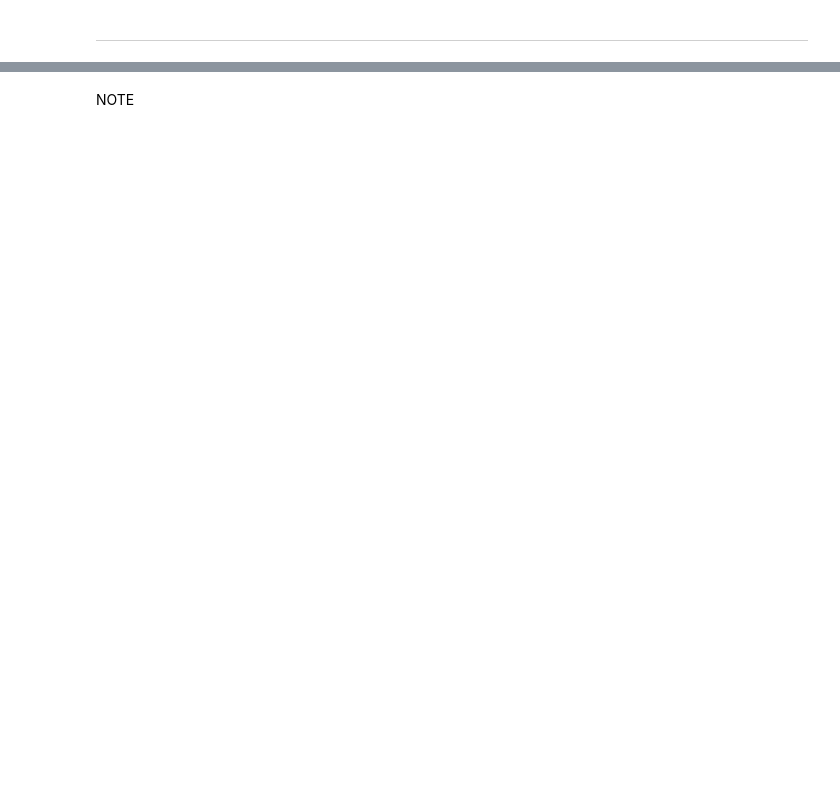
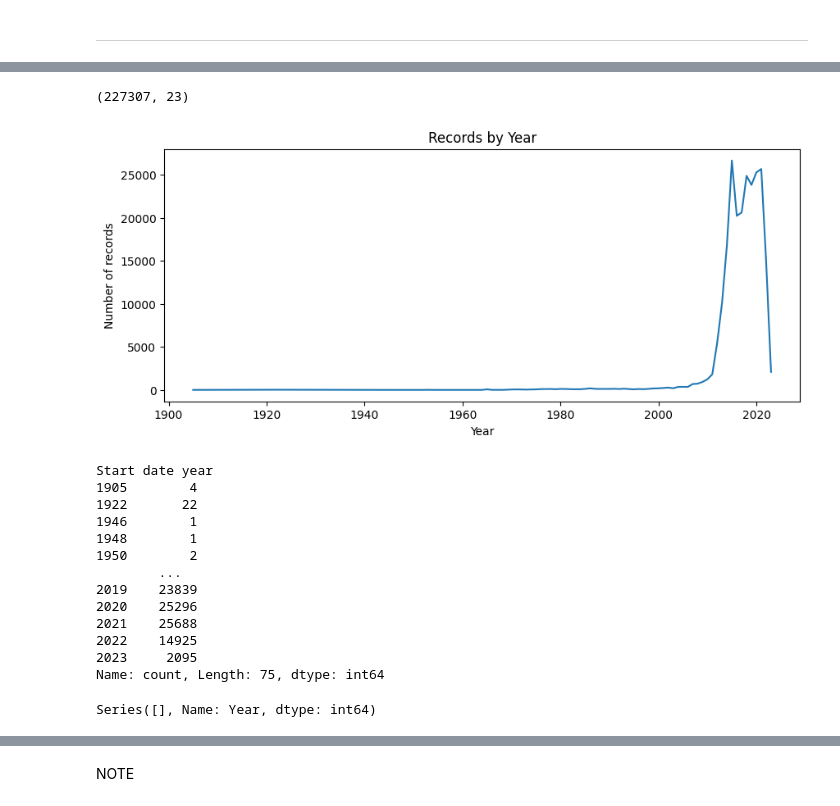
Before and after one commit to TomOverment/uk_animal_tracker, a Jupyter notebook: jupyter_notebooks/Notebook_Template.ipynb, the cells around one changed output, grey strips where cells are left out. Drawn from its saved outputs; the diff is of its cells as text; code cells hidden in the pictures; blank space fills up the shorter version.

Commit message:
cleaned years and grouped mamals into more usable data

```diff
--- a/jupyter_notebooks/Notebook_Template.ipynb
+++ b/jupyter_notebooks/Notebook_Template.ipynb
@@ -98,2 +120,14 @@ for p in Path("..").rglob("*.csv"):
 # %% [markdown]
 ---
+# %%
+# Keep a raw copy of the data
+df_raw = df.copy()
+
+# Standardise column names for easier coding (optional but recommended)
+df = df_raw.rename(columns=lambda c: c.strip())
+
+# Parse Start date (keep original text column too)
+df["Start date parsed"] = pd.to_datetime(df["Start date"], errors="coerce", dayfirst=True)
+
+# Quick checks
+df[["Start date", "Start date parsed", "Start date year", "Start date month", "Start date day"]].head()
@@ -99,0 +160,62 @@ for p in Path("..").rglob("*.csv"):
+# %%
+# Drop empty column(s)
+if "Vitality" in df.columns:
+    df = df.drop(columns=["Vitality"])
+
+# Remove rows missing essential geo fields (only 1 missing each, but clean is clean)
+df = df.dropna(subset=["Latitude (WGS84)", "Longitude (WGS84)"])
+
+# Basic coordinate sanity filter (UK lat/lon rough bounds; adjust if your data includes non-UK)
+df = df[(df["Latitude (WGS84)"].between(49, 61)) & (df["Longitude (WGS84)"].between(-9, 3))]
+
+df.shape
+# %% [output]
+(227307, 23)
+# %%
+import matplotlib.pyplot as plt
+
+year_counts = df["Start date year"].value_counts().sort_index()
+
+plt.figure(figsize=(10, 4))
+plt.plot(year_counts.index, year_counts.values)
+plt.title("Records by Year")
+plt.xlabel("Year")
+plt.ylabel("Number of records")
+plt.show()
+
+year_counts
+# %% [output]
+[figure, added]
+Start date year
+1905        4
+1922       22
+1946        1
+1948        1
+1950        2
+        ...
+2019    23839
+2020    25296
+2021    25688
+2022    14925
+2023     2095
+Name: count, Length: 75, dtype: int64
+# %%
+
+# Count records per year
+year_counts = df["Start date year"].value_counts().sort_index()
+
+year_df = year_counts.reset_index()
+year_df.columns = ["Year", "Record Count"]
+
+# IQR-based outlier detection
+Q1 = year_df["Record Count"].quantile(0.25)
+Q3 = year_df["Record Count"].quantile(0.75)
+IQR = Q3 - Q1
+
+lower_bound = Q1 - 1.5 * IQR
+
+incorrect_years = year_df[year_df["Record Count"] < lower_bound]["Year"]
+
+incorrect_years
+# %% [output]
+Series([], Name: Year, dtype: int64)
```
Also changed, not shown: parts of 14 cells of this notebook.
